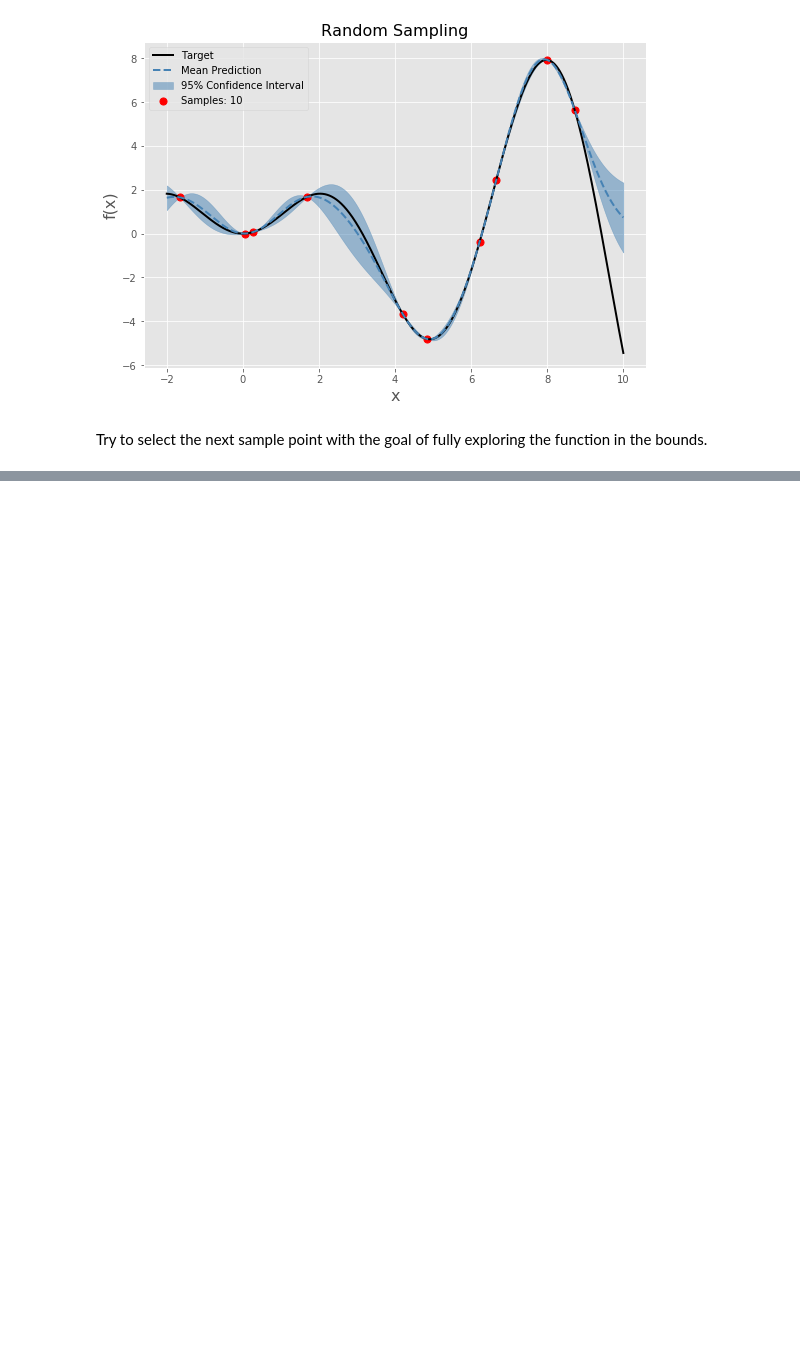
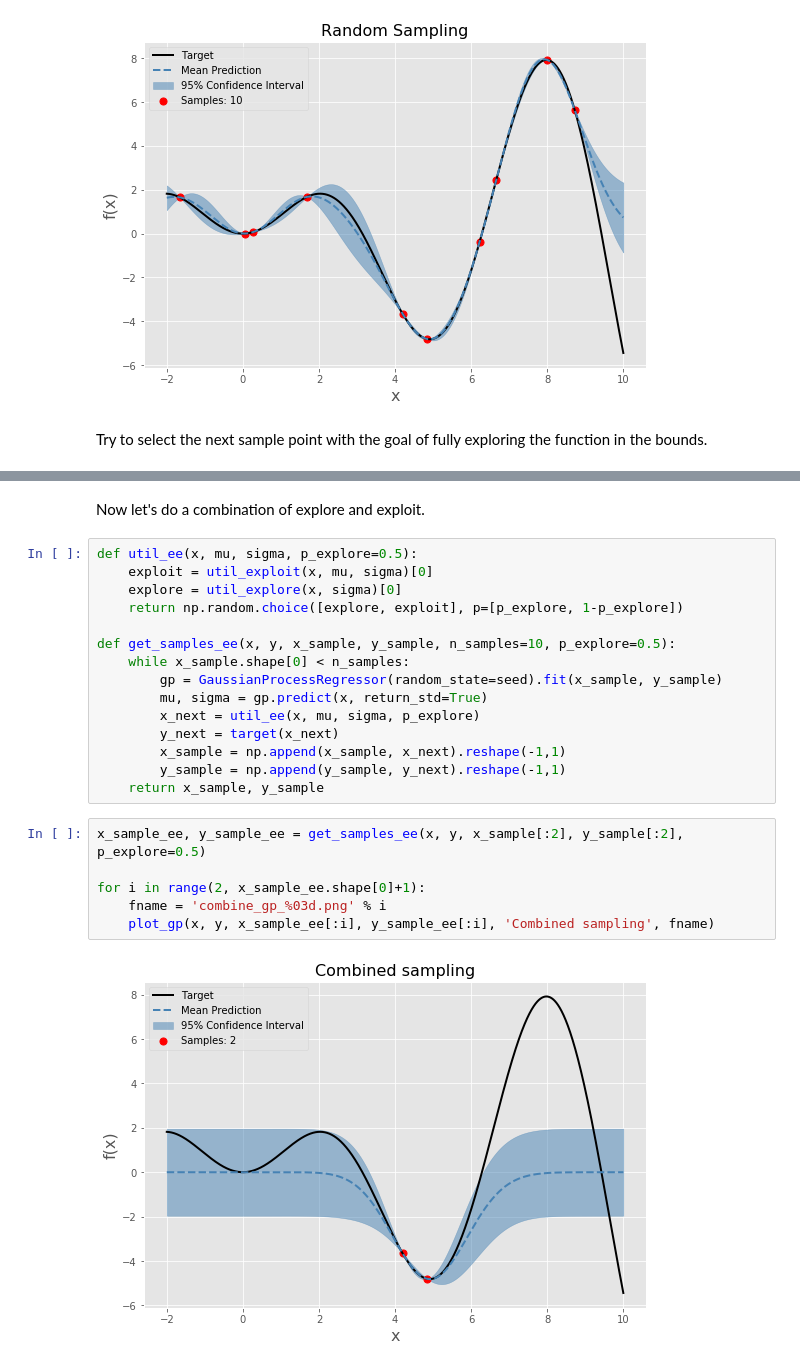
Before and after one commit to jkingphd/practical_bayes_opt, a Jupyter notebook: gp_example.ipynb, the cells around one changed output, grey strips where cells are left out. Drawn from its saved outputs; the diff is of its cells as text; blank space fills up the shorter version.

Commit message:
Added combined utility function case.

```diff
--- a/gp_example.ipynb
+++ b/gp_example.ipynb
@@ -96,0 +128,25 @@ for i in range(2, x_sample_explore.shape[0]+1):
+# %% [markdown]
+Now let's do a combination of explore and exploit.
+# %%
+def util_ee(x, mu, sigma, p_explore=0.5):
+    exploit = util_exploit(x, mu, sigma)[0]
+    explore = util_explore(x, sigma)[0]
+    return np.random.choice([explore, exploit], p=[p_explore, 1-p_explore])
+
+def get_samples_ee(x, y, x_sample, y_sample, n_samples=10, p_explore=0.5):
+    while x_sample.shape[0] < n_samples:
+        gp = GaussianProcessRegressor(random_state=seed).fit(x_sample, y_sample)
+        mu, sigma = gp.predict(x, return_std=True)
+        x_next = util_ee(x, mu, sigma, p_explore)
+        y_next = target(x_next)
+        x_sample = np.append(x_sample, x_next).reshape(-1,1)
+        y_sample = np.append(y_sample, y_next).reshape(-1,1)
+    return x_sample, y_sample
+# %%
+x_sample_ee, y_sample_ee = get_samples_ee(x, y, x_sample[:2], y_sample[:2], p_explore=0.5)
+
+for i in range(2, x_sample_ee.shape[0]+1):
+    fname = 'combine_gp_%03d.png' % i
+    plot_gp(x, y, x_sample_ee[:i], y_sample_ee[:i], 'Combined sampling', fname)
+# %% [output]
+[figure, added]
```
Also changed, not shown: parts of 6 cells of this notebook.
